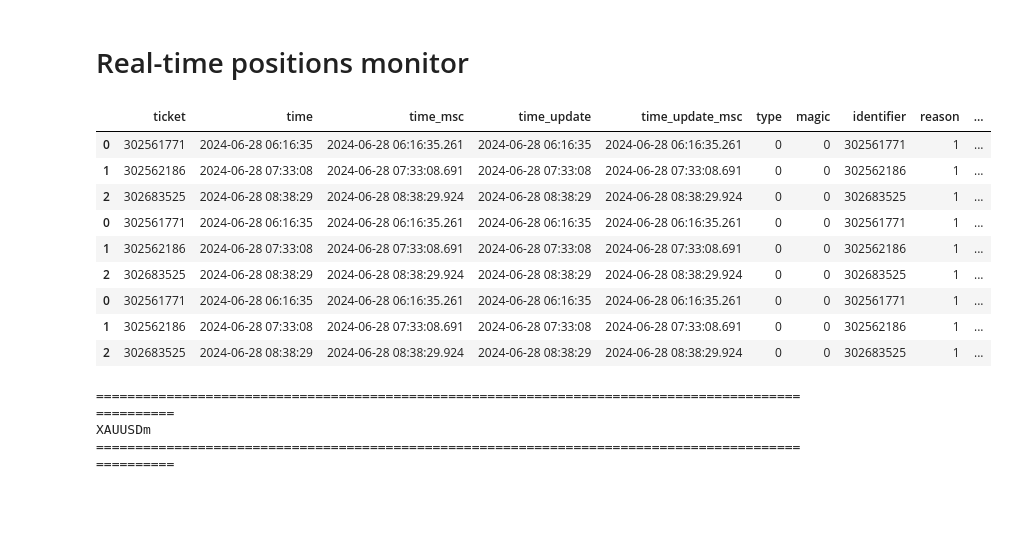
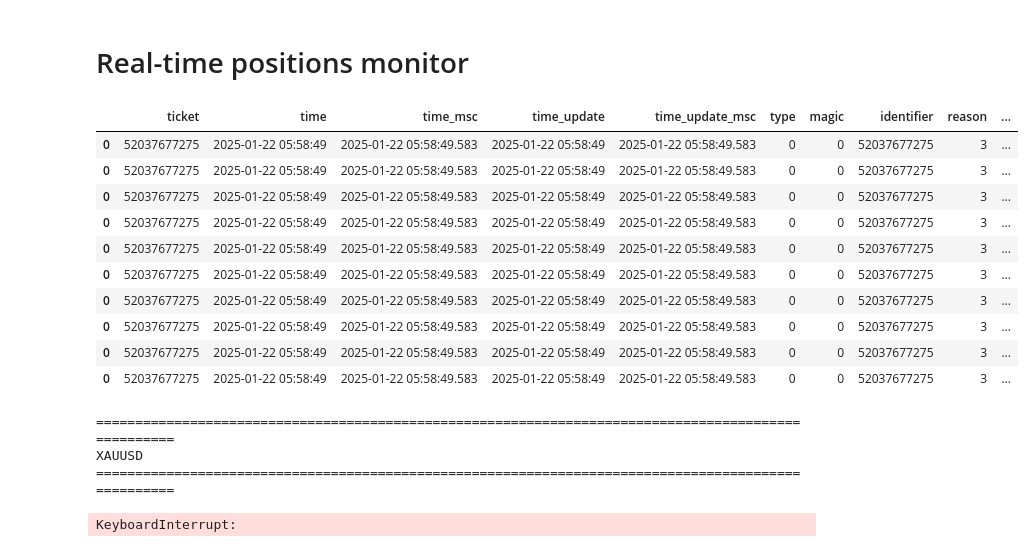
Before and after one commit to AnhTNguyenBlank/Trading_backtest_framework, a Jupyter notebook: Live_trading/2. Real-time positions info.ipynb, the cells around one changed output. Cells and saved outputs as stored; diff of their text form; code cells hidden in the pictures; blank space fills up the shorter version.

```diff
--- a/Live_trading/2. Real-time positions info.ipynb
+++ b/Live_trading/2. Real-time positions info.ipynb
@@ -34,25 +34,27 @@ df_positions = pd.DataFrame(columns = [
     'price_current', 'swap', 'profit', 'symbol', 'comment', 'external_id',
     'VN_time', 'VN_time_msc', 'VN_time_update', 'VN_time_update_msc', 'updated_at'])
 # %%
-for _ in range(3):
+for _ in range(10):
     clear_output()
     df_positions, trading_symbols = positions_rt(df_positions)
     display(df_positions)
     fig = plot_positions_rt(df_positions = df_positions, trading_symbols = trading_symbols)
     fig.show()
 
     time.sleep(10)
 # %% [output]
 |  | ticket | time | time_msc | time_update | time_update_msc | type | magic | identifier | reason | ... |
-| 0 | 302561771 | 2024-06-28 06:16:35 | 2024-06-28 06:16:35.261 | 2024-06-28 06:16:35 | 2024-06-28 06:16:35.261 | 0 | 0 | 302561771 | 1 | ... |
-| 1 | 302562186 | 2024-06-28 07:33:08 | 2024-06-28 07:33:08.691 | 2024-06-28 07:33:08 | 2024-06-28 07:33:08.691 | 0 | 0 | 302562186 | 1 | ... |
-| 2 | 302683525 | 2024-06-28 08:38:29 | 2024-06-28 08:38:29.924 | 2024-06-28 08:38:29 | 2024-06-28 08:38:29.924 | 0 | 0 | 302683525 | 1 | ... |
-| 0 | 302561771 | 2024-06-28 06:16:35 | 2024-06-28 06:16:35.261 | 2024-06-28 06:16:35 | 2024-06-28 06:16:35.261 | 0 | 0 | 302561771 | 1 | ... |
-| 1 | 302562186 | 2024-06-28 07:33:08 | 2024-06-28 07:33:08.691 | 2024-06-28 07:33:08 | 2024-06-28 07:33:08.691 | 0 | 0 | 302562186 | 1 | ... |
-| 2 | 302683525 | 2024-06-28 08:38:29 | 2024-06-28 08:38:29.924 | 2024-06-28 08:38:29 | 2024-06-28 08:38:29.924 | 0 | 0 | 302683525 | 1 | ... |
-| 0 | 302561771 | 2024-06-28 06:16:35 | 2024-06-28 06:16:35.261 | 2024-06-28 06:16:35 | 2024-06-28 06:16:35.261 | 0 | 0 | 302561771 | 1 | ... |
-| 1 | 302562186 | 2024-06-28 07:33:08 | 2024-06-28 07:33:08.691 | 2024-06-28 07:33:08 | 2024-06-28 07:33:08.691 | 0 | 0 | 302562186 | 1 | ... |
-| 2 | 302683525 | 2024-06-28 08:38:29 | 2024-06-28 08:38:29.924 | 2024-06-28 08:38:29 | 2024-06-28 08:38:29.924 | 0 | 0 | 302683525 | 1 | ... |
+| 0 | 52037677275 | 2025-01-22 05:58:49 | 2025-01-22 05:58:49.583 | 2025-01-22 05:58:49 | 2025-01-22 05:58:49.583 | 0 | 0 | 52037677275 | 3 | ... |
+| 0 | 52037677275 | 2025-01-22 05:58:49 | 2025-01-22 05:58:49.583 | 2025-01-22 05:58:49 | 2025-01-22 05:58:49.583 | 0 | 0 | 52037677275 | 3 | ... |
+| 0 | 52037677275 | 2025-01-22 05:58:49 | 2025-01-22 05:58:49.583 | 2025-01-22 05:58:49 | 2025-01-22 05:58:49.583 | 0 | 0 | 52037677275 | 3 | ... |
+| 0 | 52037677275 | 2025-01-22 05:58:49 | 2025-01-22 05:58:49.583 | 2025-01-22 05:58:49 | 2025-01-22 05:58:49.583 | 0 | 0 | 52037677275 | 3 | ... |
+| 0 | 52037677275 | 2025-01-22 05:58:49 | 2025-01-22 05:58:49.583 | 2025-01-22 05:58:49 | 2025-01-22 05:58:49.583 | 0 | 0 | 52037677275 | 3 | ... |
+| 0 | 52037677275 | 2025-01-22 05:58:49 | 2025-01-22 05:58:49.583 | 2025-01-22 05:58:49 | 2025-01-22 05:58:49.583 | 0 | 0 | 52037677275 | 3 | ... |
+| 0 | 52037677275 | 2025-01-22 05:58:49 | 2025-01-22 05:58:49.583 | 2025-01-22 05:58:49 | 2025-01-22 05:58:49.583 | 0 | 0 | 52037677275 | 3 | ... |
+| 0 | 52037677275 | 2025-01-22 05:58:49 | 2025-01-22 05:58:49.583 | 2025-01-22 05:58:49 | 2025-01-22 05:58:49.583 | 0 | 0 | 52037677275 | 3 | ... |
+| 0 | 52037677275 | 2025-01-22 05:58:49 | 2025-01-22 05:58:49.583 | 2025-01-22 05:58:49 | 2025-01-22 05:58:49.583 | 0 | 0 | 52037677275 | 3 | ... |
+| 0 | 52037677275 | 2025-01-22 05:58:49 | 2025-01-22 05:58:49.583 | 2025-01-22 05:58:49 | 2025-01-22 05:58:49.583 | 0 | 0 | 52037677275 | 3 | ... |
 ====================================================================================================
-XAUUSDm
+XAUUSD
 ====================================================================================================
+KeyboardInterrupt:
```
Also changed, not shown: parts of 1 cell of this notebook, 27 other files.
